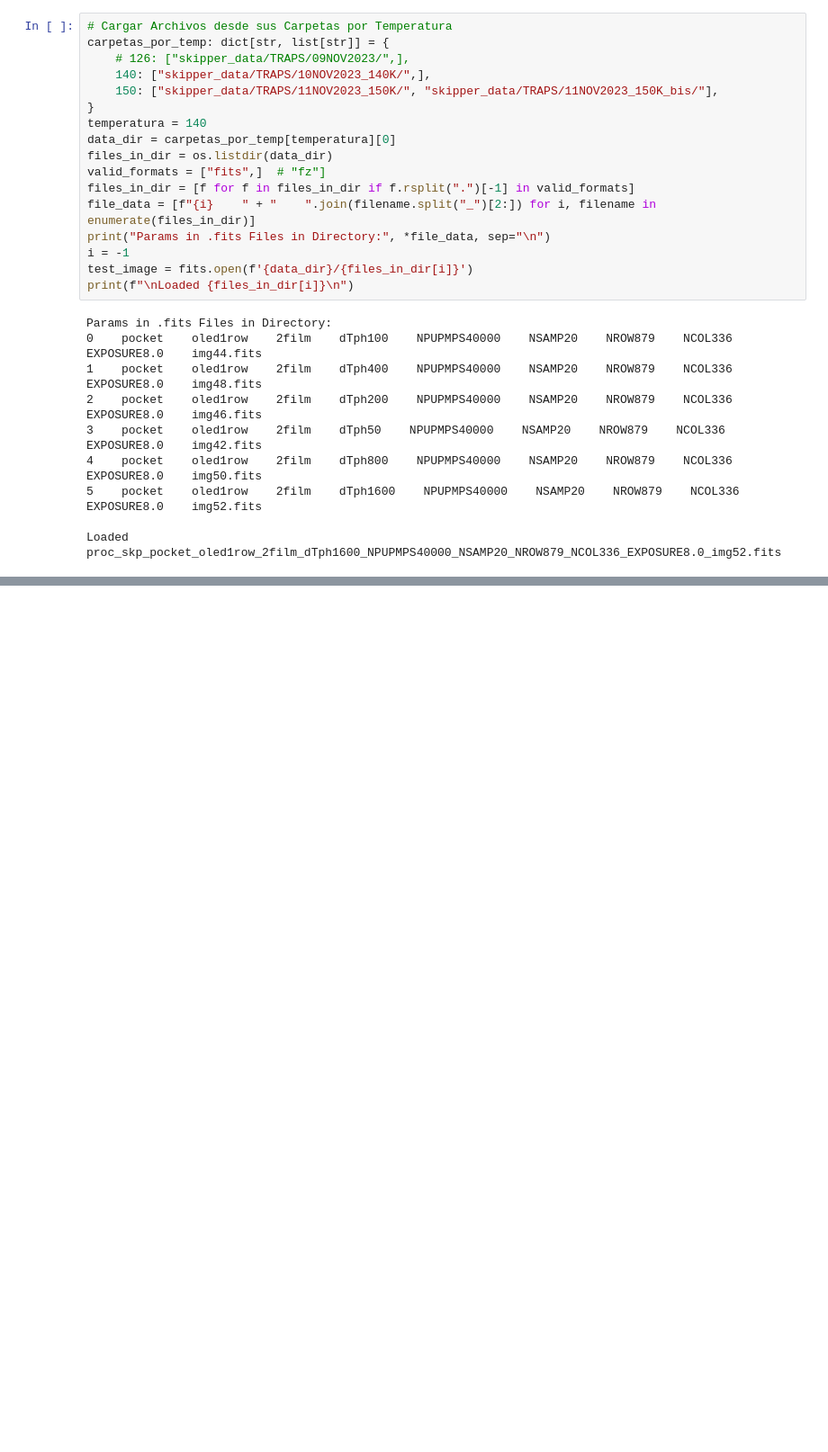
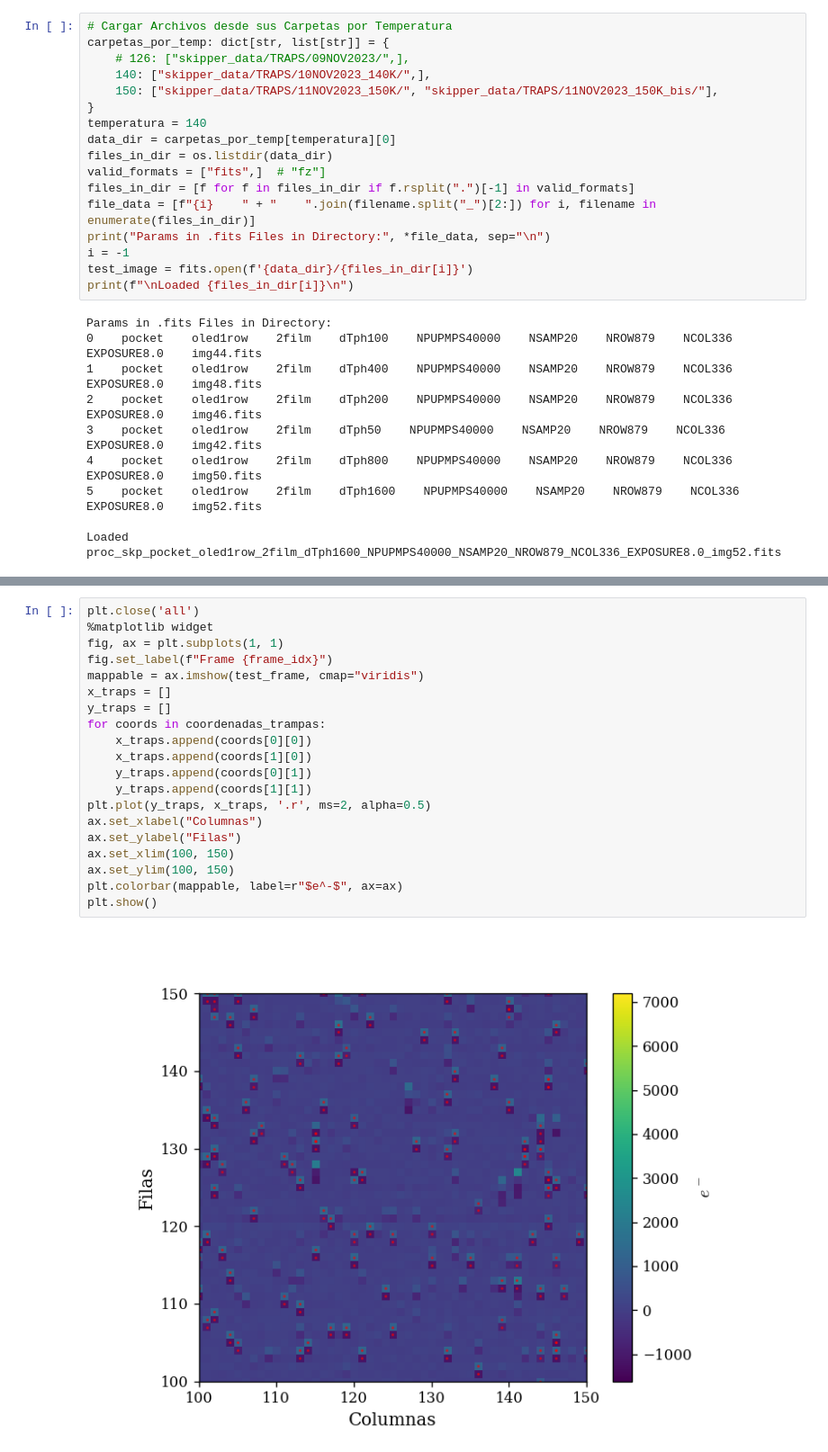
Before and after one commit to agustinbrusco/LAMBDA_Hub, a Jupyter notebook: skipper_image_analysis/pocket_analysis.ipynb, the cells around one changed output, grey strips where cells are left out. Shown at 90% size. Drawn from its saved outputs; the diff is of its cells as text; blank space fills up the shorter version.

```diff
--- a/skipper_image_analysis/pocket_analysis.ipynb
+++ b/skipper_image_analysis/pocket_analysis.ipynb
@@ -412,0 +415,22 @@ coordenadas_trampas, prod_arr = filtro_dipolos(test_frame, threshold)
+# %%
+plt.close('all')
+%matplotlib widget
+fig, ax = plt.subplots(1, 1)
+fig.set_label(f"Frame {frame_idx}")
+mappable = ax.imshow(test_frame, cmap="viridis")
+x_traps = []
+y_traps = []
+for coords in coordenadas_trampas:
+    x_traps.append(coords[0][0])
+    x_traps.append(coords[1][0])
+    y_traps.append(coords[0][1])
+    y_traps.append(coords[1][1])
+plt.plot(y_traps, x_traps, '.r', ms=2, alpha=0.5)
+ax.set_xlabel("Columnas")
+ax.set_ylabel("Filas")
+ax.set_xlim(100, 150)
+ax.set_ylim(100, 150)
+plt.colorbar(mappable, label=r"$e^-$", ax=ax)
+plt.show()
+# %% [output]
+[figure, added]
```
Also changed, not shown: parts of 5 cells of this notebook.
